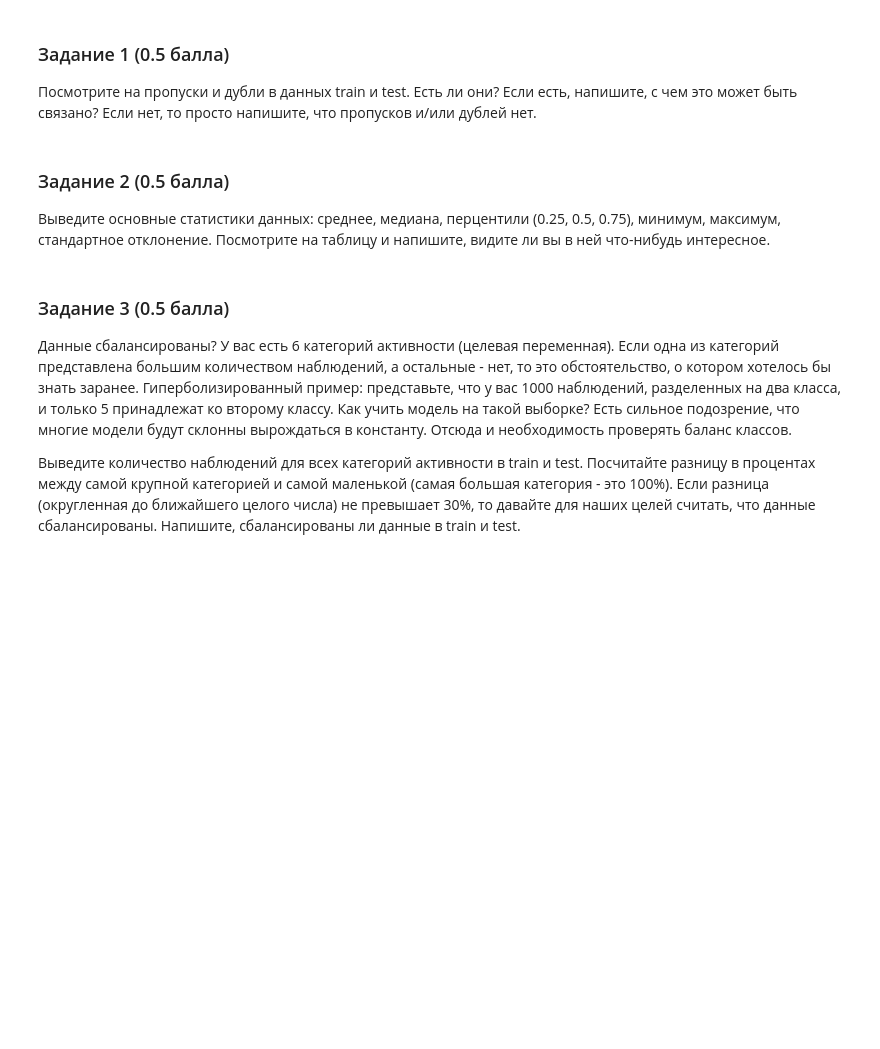
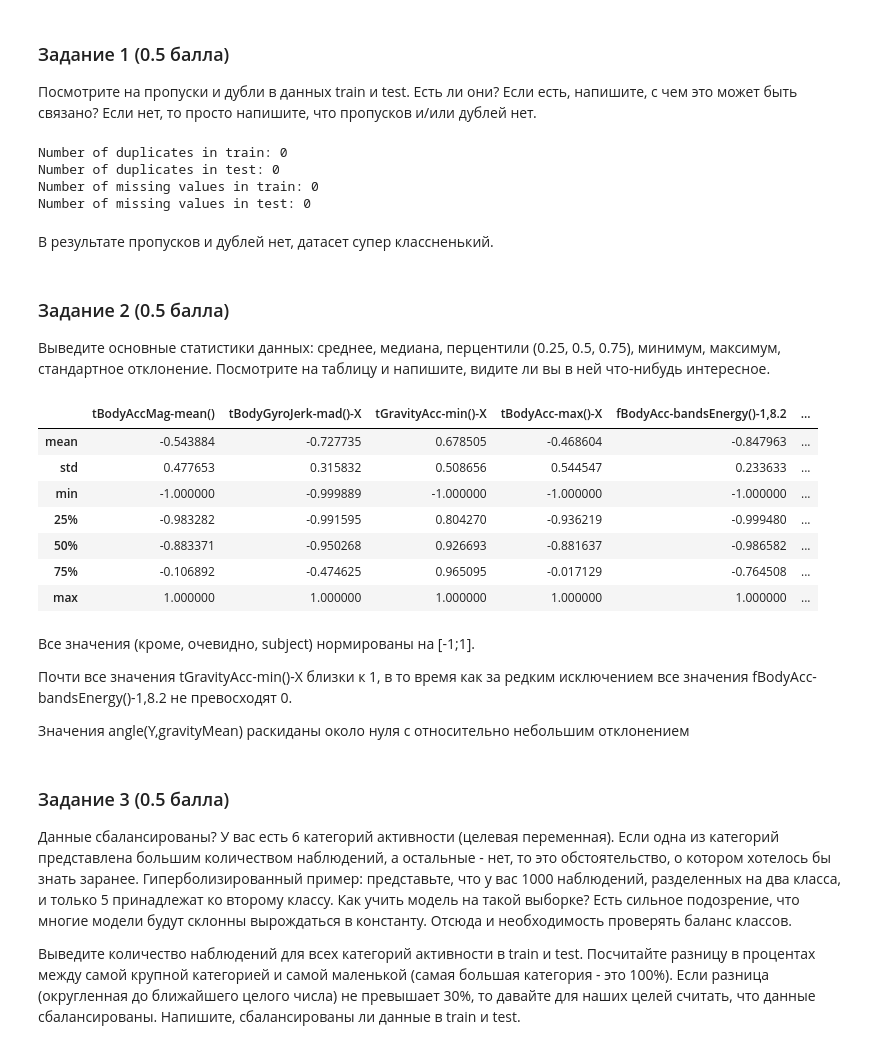
Before and after one commit to Bosbobos/IAD, a Jupyter notebook: MachineLeariningBasics/hw03_eda.ipynb, the cells around one changed output. Saved outputs shown, nothing was run; the diff lists cells and outputs as text; code cells hidden in the pictures; blank space fills up the shorter version.

```diff
--- a/MachineLeariningBasics/hw03_eda.ipynb
+++ b/MachineLeariningBasics/hw03_eda.ipynb
@@ -106,3 +119,17 @@ test = test[cols_subset]
+# %%
+# ٩(◕‿◕｡)۶
+print(f'Number of duplicates in train: {train.duplicated(keep=False).sum()}')
+print(f'Number of duplicates in test: {test.duplicated(keep=False).sum()}')
+
+print(f'Number of missing values in train: {train.isnull().sum().sum()}')
+print(f'Number of missing values in test: {test.isnull().sum().sum()}')
+# %% [output]
+Number of duplicates in train: 0
+Number of duplicates in test: 0
+Number of missing values in train: 0
+Number of missing values in test: 0
+# %% [markdown]
+В результате пропусков и дублей нет, датасет супер классненький.
 # %% [markdown]
 ### Задание 2 (0.5 балла)
 
@@ -112,3 +137,22 @@ test = test[cols_subset]
+# %%
+# (ノಠ益ಠ)ノ彡
+cm = sns.light_palette('purple', as_cmap=True)
+train.describe().iloc[1:, :].style.background_gradient(cmap=cm)
+# %% [output]
+|  | tBodyAccMag-mean() | tBodyGyroJerk-mad()-X | tGravityAcc-min()-X | tBodyAcc-max()-X | fBodyAcc-bandsEnergy()-1,8.2 | ... |
+| mean | -0.543884 | -0.727735 | 0.678505 | -0.468604 | -0.847963 | ... |
+| std | 0.477653 | 0.315832 | 0.508656 | 0.544547 | 0.233633 | ... |
+| min | -1.000000 | -0.999889 | -1.000000 | -1.000000 | -1.000000 | ... |
+| 25% | -0.983282 | -0.991595 | 0.804270 | -0.936219 | -0.999480 | ... |
+| 50% | -0.883371 | -0.950268 | 0.926693 | -0.881637 | -0.986582 | ... |
+| 75% | -0.106892 | -0.474625 | 0.965095 | -0.017129 | -0.764508 | ... |
+| max | 1.000000 | 1.000000 | 1.000000 | 1.000000 | 1.000000 | ... |
+# %% [markdown]
+Все значения (кроме, очевидно, subject) нормированы на [-1;1].
+
+Почти все значения tGravityAcc-min()-X близки к 1, в то время как за редким исключением все значения fBodyAcc-bandsEnergy()-1,8.2 не превосходят 0.
+
+Значения angle(Y,gravityMean) раскиданы около нуля с относительно небольшим отклонением
 # %% [markdown]
 ### Задание 3 (0.5 балла)
 
```
Also changed, not shown: parts of 10 cells of this notebook, 1 other file.
